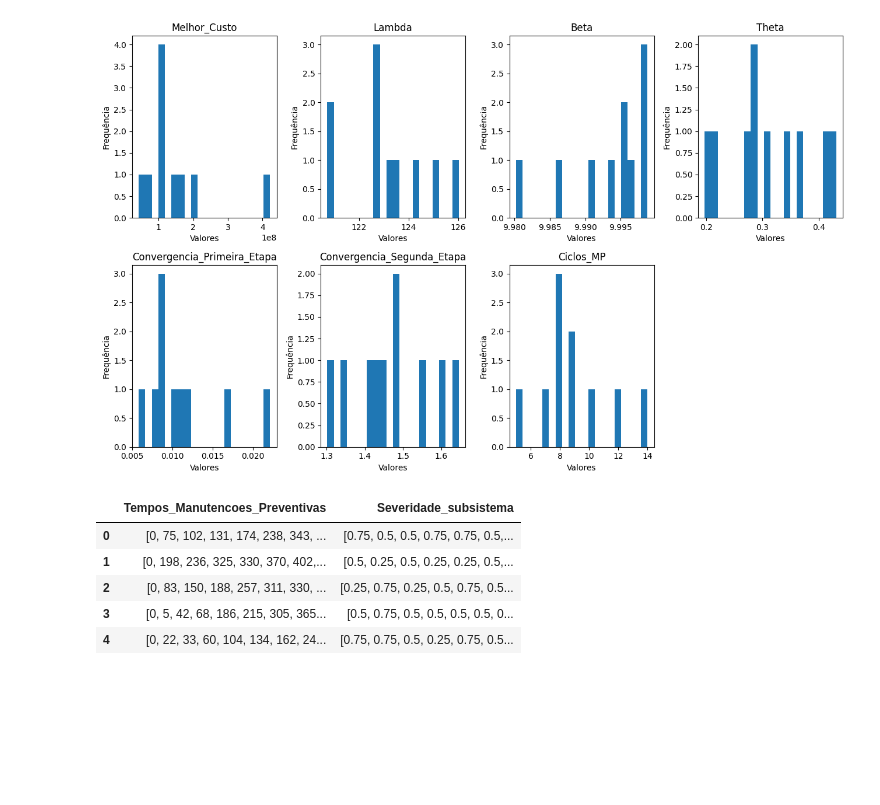
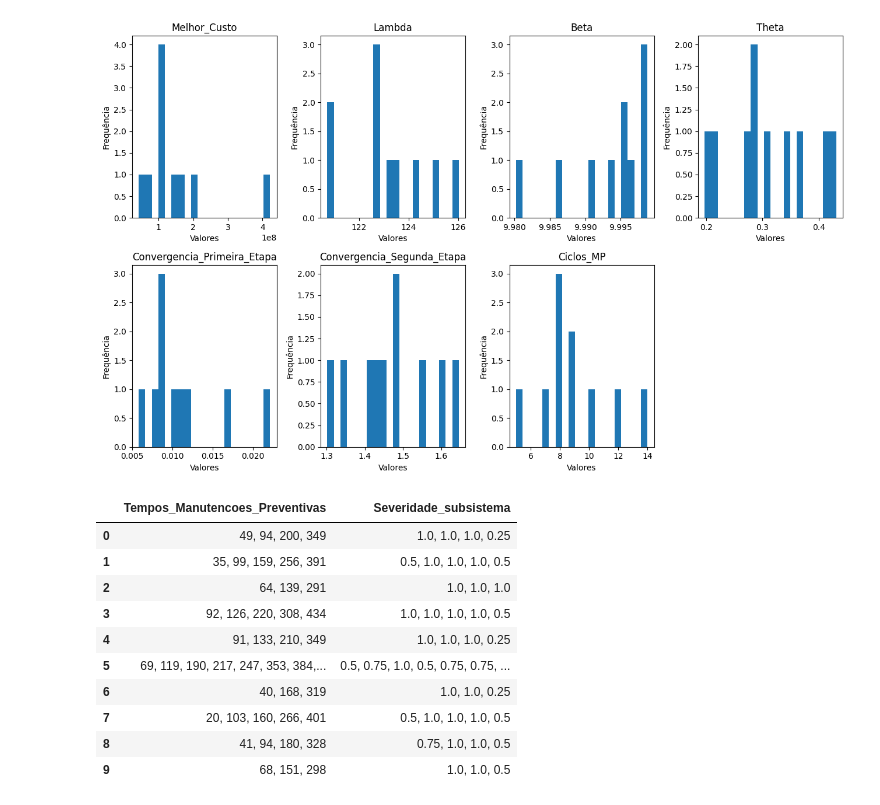
Before and after one commit to uervitonsantos/Otimizacao-Politicaca-Manutencao-Preventiva-Imperfeita, a Jupyter notebook: Algoritmo_PSO_para_otimização_de_custo_de_manutenção_preventiva_v11.ipynb, the cells around one changed output. Cells and saved outputs as stored; diff of their text form; code cells hidden in the pictures; blank space fills up the shorter version.

```diff
--- a/Algoritmo_PSO_para_otimização_de_custo_de_manutenção_preventiva_v11.ipynb
+++ b/Algoritmo_PSO_para_otimização_de_custo_de_manutenção_preventiva_v11.ipynb
@@ -890,12 +901,17 @@ severidade = [
 #     print("Os arrays têm números diferentes de linhas e não podem ser concatenados.")
 # %%
 # Leitura dos dados de tempo de falha para 4 cenarios de exemplo
-dados = pd.read_csv('/content/drive/MyDrive/datasets/resultados_optimizacao/resultados_pso/melhor_custo_pso_primeiro_cenariociclo_tempo_severidade.csv', sep=";")
-dados.head()
+dados = pd.read_csv('/content/drive/MyDrive/datasets/resultados_optimizacao/resultados_ag/melhor_custo_ag_primeiro_cenariociclo_tempo_severidade.csv', sep=";")
+dados.head(10)
 # %% [output]
 |  | Tempos_Manutencoes_Preventivas | Severidade_subsistema |
-| 0 | [0, 75, 102, 131, 174, 238, 343, ... | [0.75, 0.5, 0.5, 0.75, 0.75, 0.5,... |
-| 1 | [0, 198, 236, 325, 330, 370, 402,... | [0.5, 0.25, 0.5, 0.25, 0.25, 0.5,... |
-| 2 | [0, 83, 150, 188, 257, 311, 330, ... | [0.25, 0.75, 0.25, 0.5, 0.75, 0.5... |
-| 3 | [0, 5, 42, 68, 186, 215, 305, 365... | [0.5, 0.75, 0.5, 0.5, 0.5, 0.5, 0... |
-| 4 | [0, 22, 33, 60, 104, 134, 162, 24... | [0.75, 0.75, 0.5, 0.25, 0.75, 0.5... |
+| 0 | 49, 94, 200, 349 | 1.0, 1.0, 1.0, 0.25 |
+| 1 | 35, 99, 159, 256, 391 | 0.5, 1.0, 1.0, 1.0, 0.5 |
+| 2 | 64, 139, 291 | 1.0, 1.0, 1.0 |
+| 3 | 92, 126, 220, 308, 434 | 1.0, 1.0, 1.0, 1.0, 0.5 |
+| 4 | 91, 133, 210, 349 | 1.0, 1.0, 1.0, 0.25 |
+| 5 | 69, 119, 190, 217, 247, 353, 384,... | 0.5, 0.75, 1.0, 0.5, 0.75, 0.75, ... |
+| 6 | 40, 168, 319 | 1.0, 1.0, 0.25 |
+| 7 | 20, 103, 160, 266, 401 | 0.5, 1.0, 1.0, 1.0, 0.5 |
+| 8 | 41, 94, 180, 328 | 0.75, 1.0, 1.0, 0.5 |
+| 9 | 68, 151, 298 | 1.0, 1.0, 0.5 |
```
Also changed, not shown: parts of 11 cells of this notebook.
